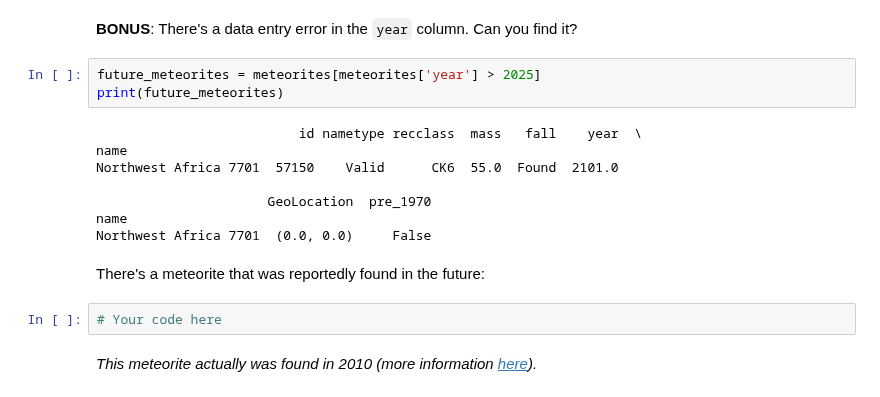
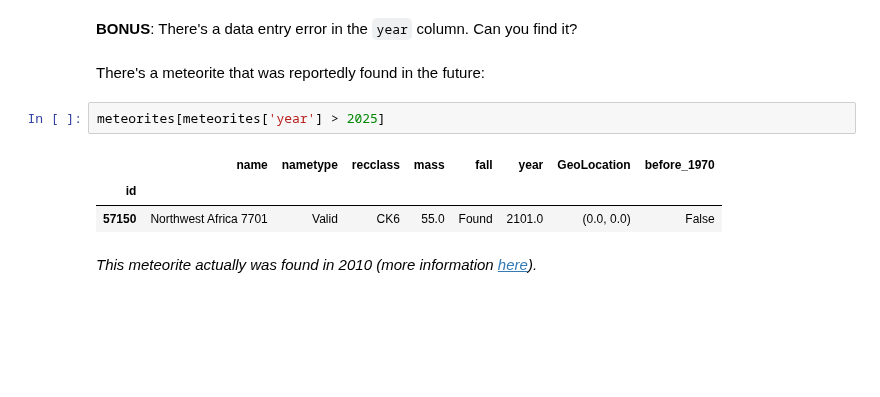
Before and after one commit to SU-IST707-FS25/week-1-materials-TanayPratapSingh, a Jupyter notebook: assignment.ipynb, the cells around one changed output. Saved outputs shown, nothing was run; the diff lists cells and outputs as text; blank space fills up the shorter version.

```diff
--- a/assignment.ipynb
+++ b/assignment.ipynb
@@ -89,21 +89,14 @@ meteorites.loc[10036:10040]
 | 10039 | Ensisheim | Valid | LL6 | 127000.0 | Fell | 1491.0 | (47.86667, 7.35) | True |
 # %% [markdown]
 **BONUS**: There's a data entry error in the `year` column. Can you find it?
-# %%
-future_meteorites = meteorites[meteorites['year'] > 2025]
-print(future_meteorites)
-# %% [output]
-                          id nametype recclass  mass   fall    year  \
-name
-Northwest Africa 7701  57150    Valid      CK6  55.0  Found  2101.0
-
-                      GeoLocation  pre_1970
-name
-Northwest Africa 7701  (0.0, 0.0)     False
 # %% [markdown]
 There's a meteorite that was reportedly found in the future:
 # %%
-# Your code here
+meteorites[meteorites['year'] > 2025]
+# %% [output]
+|  | name | nametype | recclass | mass | fall | year | GeoLocation | before_1970 |
+| id |  |  |  |  |  |  |  |  |
+| 57150 | Northwest Africa 7701 | Valid | CK6 | 55.0 | Found | 2101.0 | (0.0, 0.0) | False |
 # %% [markdown]
 _This meteorite actually was found in 2010 (more information [here](https://www.lpi.usra.edu/meteor/metbull.php?code=57150))._
 # %% [markdown]
```
Also changed, not shown: parts of 1 cell of this notebook.
